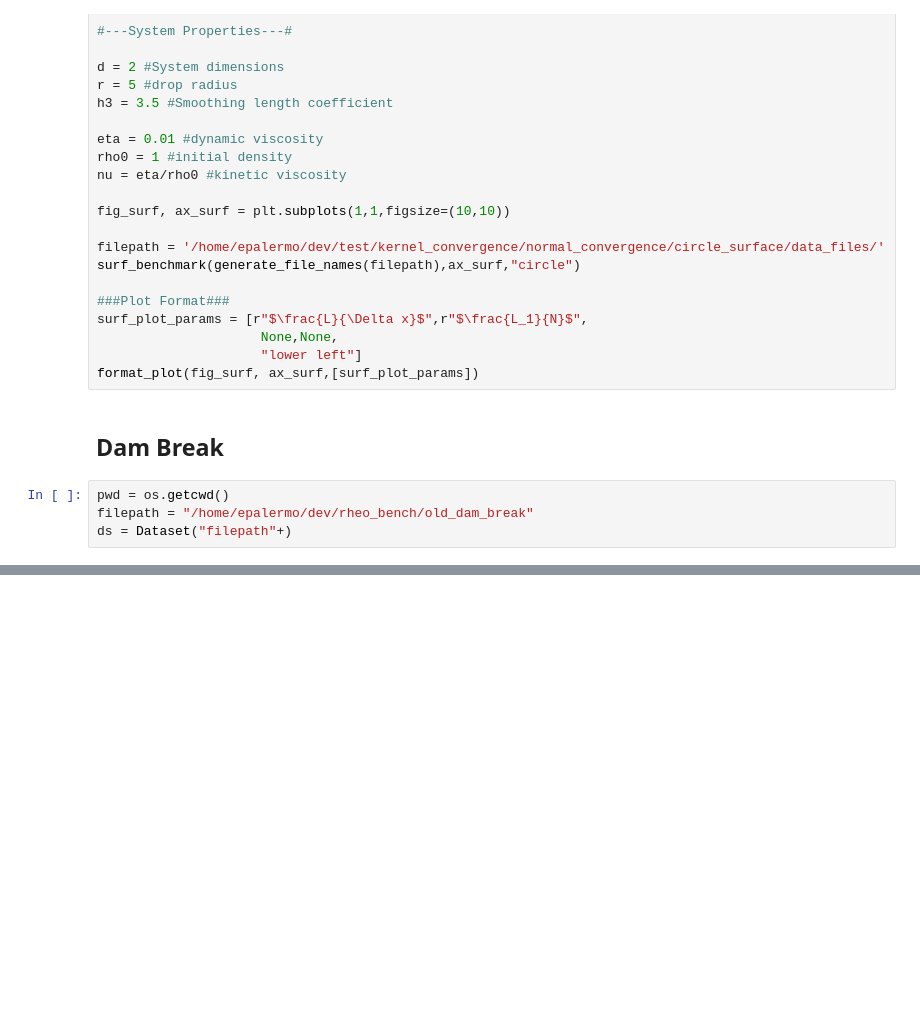
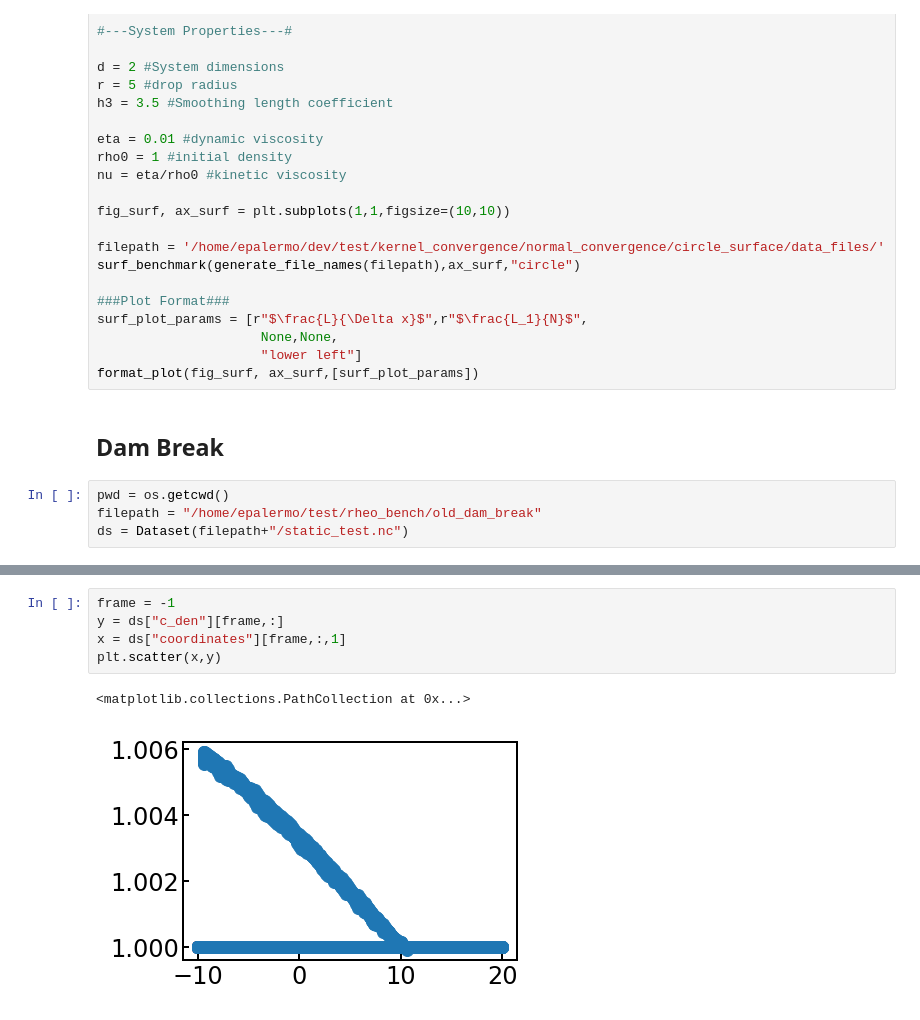
Before and after one commit to EricPalermo/RHEO_benchmarks, a Jupyter notebook: jpynb_scripts/all_benchmarks_v6.ipynb, the cells around one changed output, grey strips where cells are left out. Cells and saved outputs as stored; diff of their text form; blank space fills up the shorter version.

```diff
--- a/jpynb_scripts/all_benchmarks_v6.ipynb
+++ b/jpynb_scripts/all_benchmarks_v6.ipynb
@@ -1146,5 +1146,5 @@ format_plot(fig_surf, ax_surf,[surf_plot_params])
 ## Dam Break
 # %%
 pwd = os.getcwd()
-filepath = "/home/epalermo/dev/rheo_bench/old_dam_break"
-ds = Dataset("filepath"+)
+filepath = "/home/epalermo/test/rheo_bench/old_dam_break"
+ds = Dataset(filepath+"/static_test.nc")
@@ -1150,0 +1163,8 @@ ds = Dataset("filepath"+)
+# %%
+frame = -1
+y = ds["c_den"][frame,:]
+x = ds["coordinates"][frame,:,1]
+plt.scatter(x,y)
+# %% [output]
+<matplotlib.collections.PathCollection at 0x...>
+[figure, added]
```
Also changed, not shown: parts of 4 cells of this notebook, 5 other files.
